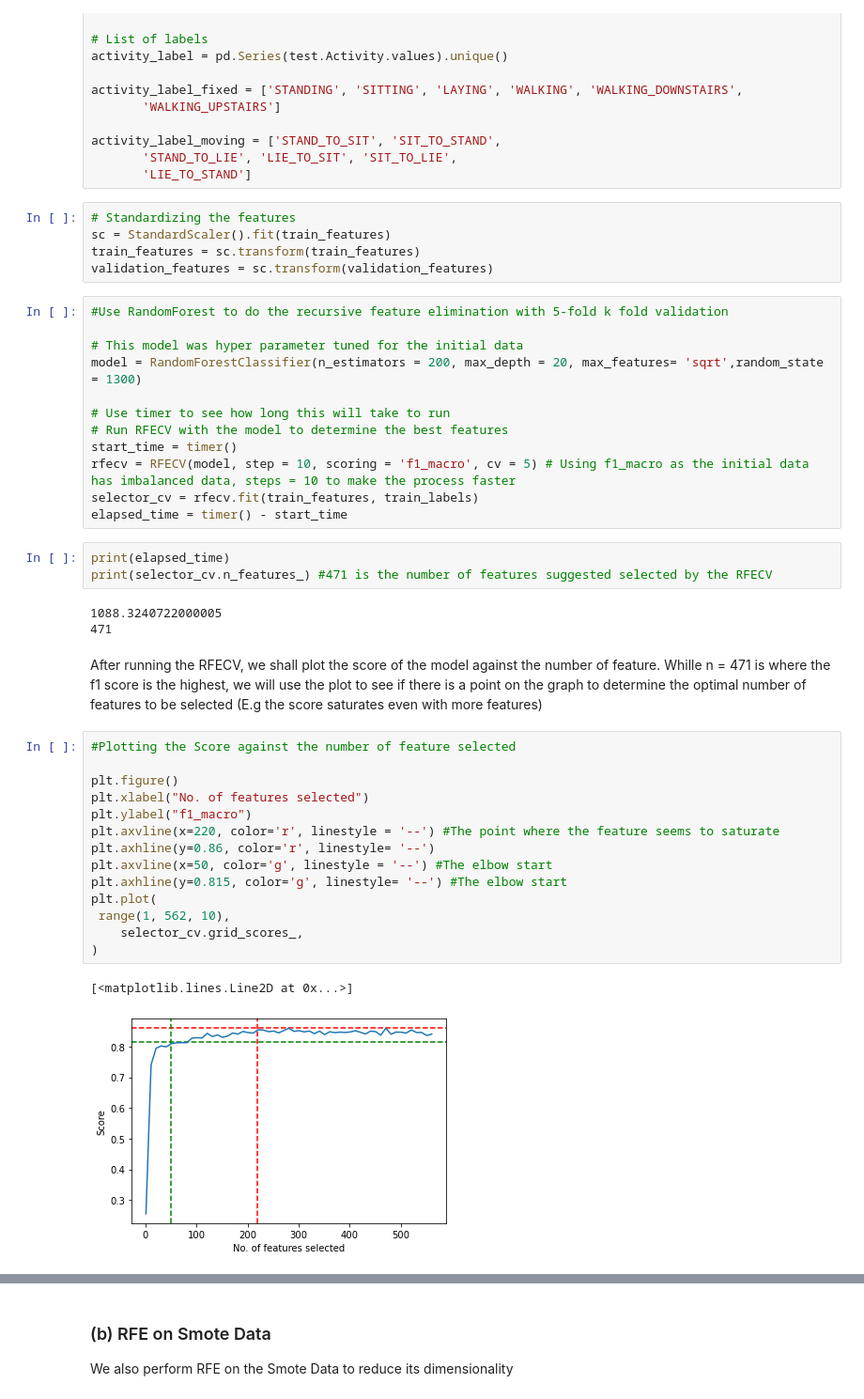
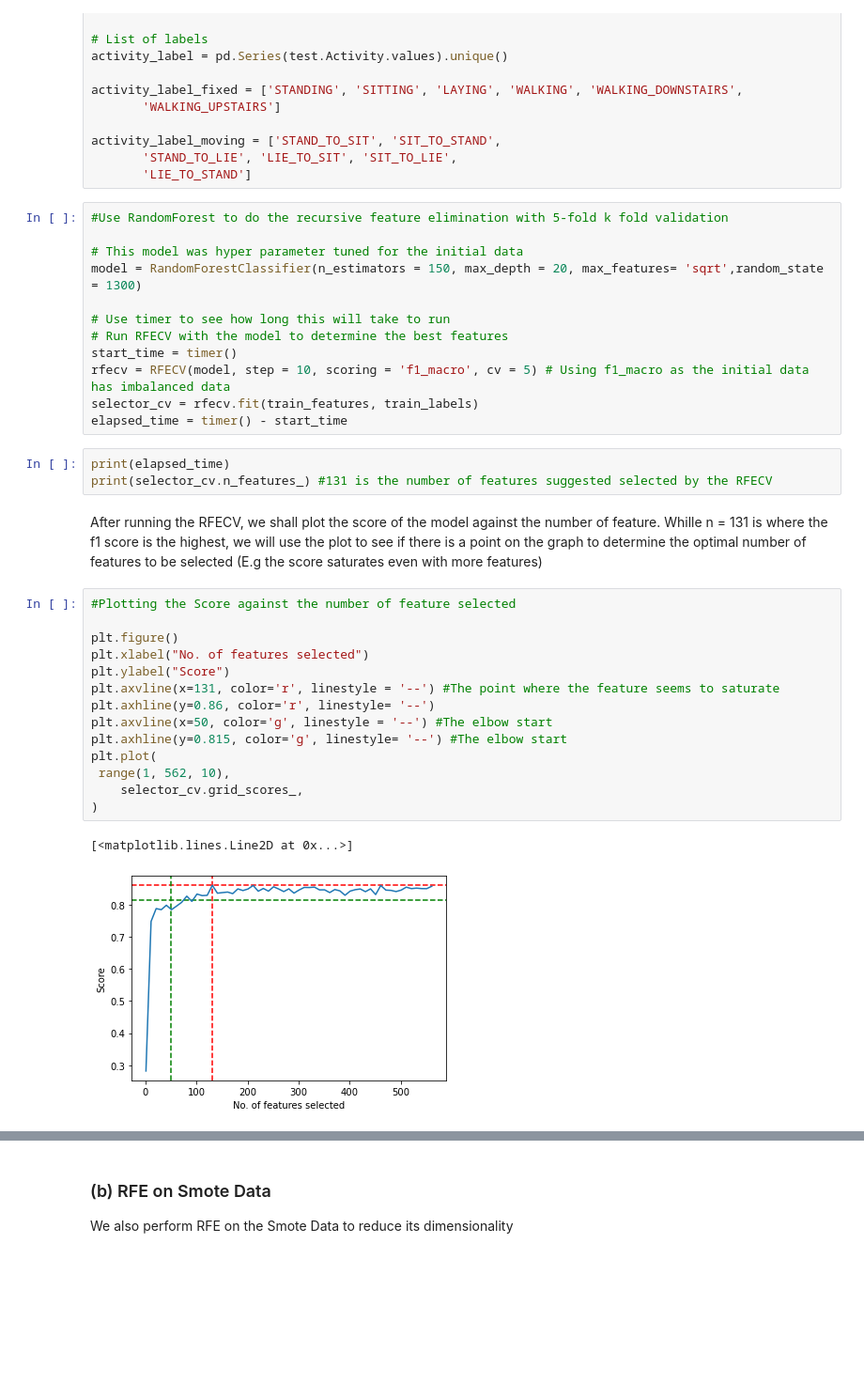
Before and after one commit to zunedz/CS3244-Project, a Jupyter notebook: Project.ipynb, the cells around one changed output, grey strips where cells are left out. Shown at 94% size. Cells and saved outputs as stored; diff of their text form; blank space fills up the shorter version.

```diff
--- a/Project.ipynb
+++ b/Project.ipynb
@@ -885,47 +885,39 @@ activity_label_fixed = ['STANDING', 'SITTING', 'LAYING', 'WALKING', 'WALKING_DOW
 activity_label_moving = ['STAND_TO_SIT', 'SIT_TO_STAND',
        'STAND_TO_LIE', 'LIE_TO_SIT', 'SIT_TO_LIE',
        'LIE_TO_STAND']
-# %%
-# Standardizing the features
-sc = StandardScaler().fit(train_features)
-train_features = sc.transform(train_features)
-validation_features = sc.transform(validation_features)
 # %%
 #Use RandomForest to do the recursive feature elimination with 5-fold k fold validation
 
 # This model was hyper parameter tuned for the initial data
-model = RandomForestClassifier(n_estimators = 200, max_depth = 20, max_features= 'sqrt',random_state  = 1300)
+model = RandomForestClassifier(n_estimators = 150, max_depth = 20, max_features= 'sqrt',random_state  = 1300)
 
 # Use timer to see how long this will take to run
 # Run RFECV with the model to determine the best features
 start_time = timer()
-rfecv = RFECV(model, step = 10, scoring = 'f1_macro', cv = 5) # Using f1_macro as the initial data has imbalanced data, steps = 10 to make the process faster
+rfecv = RFECV(model, step = 10, scoring = 'f1_macro', cv = 5) # Using f1_macro as the initial data has imbalanced data
 selector_cv = rfecv.fit(train_features, train_labels)
 elapsed_time = timer() - start_time
 # %%
 print(elapsed_time)
-print(selector_cv.n_features_) #471 is the number of features suggested selected by the RFECV
+print(selector_cv.n_features_) #131 is the number of features suggested selected by the RFECV
-# %% [output]
-1088.3240722000005
-471
 # %% [markdown]
 After running the RFECV, we shall plot the score of the model against the number of feature.
-Whille n = 471 is where the f1 score is the highest, we will use the plot to see if there is a point on the graph to determine the optimal number of features to be selected (E.g the score saturates even with more features)
+Whille n = 131 is where the f1 score is the highest, we will use the plot to see if there is a point on the graph to determine the optimal number of features to be selected (E.g the score saturates even with more features)
 # %%
 #Plotting the Score against the number of feature selected
 
 plt.figure()
 plt.xlabel("No. of features selected")
-plt.ylabel("f1_macro")
-plt.axvline(x=220, color='r', linestyle = '--') #The point where the feature seems to saturate
+plt.ylabel("Score")
+plt.axvline(x=131, color='r', linestyle = '--') #The point where the feature seems to saturate
 plt.axhline(y=0.86, color='r', linestyle= '--')
 plt.axvline(x=50, color='g', linestyle = '--') #The elbow start
 plt.axhline(y=0.815, color='g', linestyle= '--') #The elbow start
 plt.plot(
  range(1, 562, 10),
     selector_cv.grid_scores_,
 )
 # %% [output]
 [<matplotlib.lines.Line2D at 0x...>]
-[figure, old version]
+[figure, new version]
 # %% [markdown]
```
Also changed, not shown: parts of 24 cells of this notebook.
